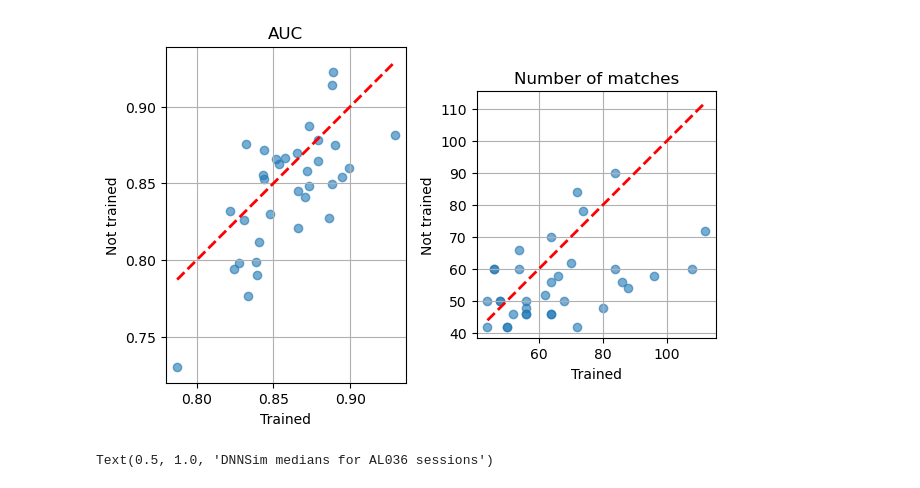
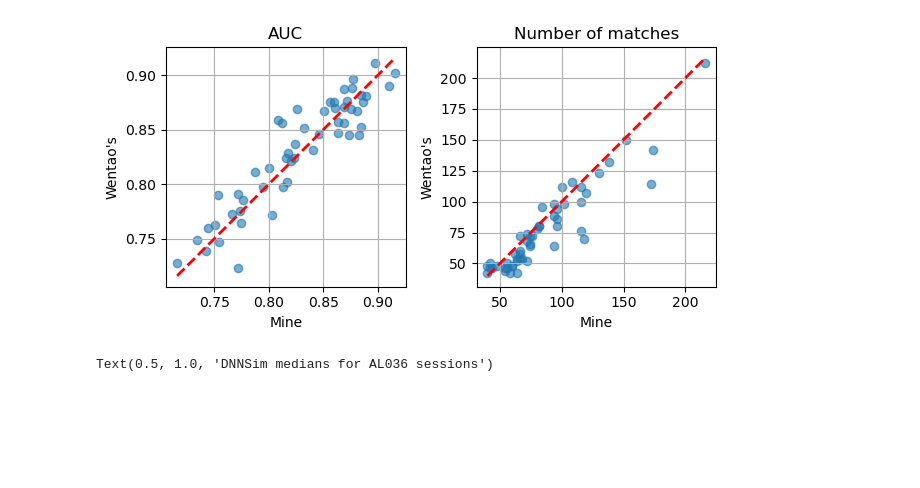
Before and after one commit to suyash144/DeepMatch, a Jupyter notebook: plotting/dnnvsum.ipynb, the cells around one changed output. Drawn from its saved outputs; the diff is of its cells as text; code cells hidden in the pictures; blank space fills up the shorter version.

```diff
--- a/plotting/dnnvsum.ipynb
+++ b/plotting/dnnvsum.ipynb
@@ -41,9 +41,9 @@ def dnn_vs_dnn(mt_path1:str, mt_path2:str):
 # %%
 test_data_root = os.path.join(os.path.dirname(os.path.dirname(os.getcwd())), "ALL_DATA")
 mt_path = os.path.join(test_data_root, "AL036", "19011116882", "3", "new_matchtable.csv")
-mt_pathalt = os.path.join(test_data_root, "AL036", "19011116882", "3", "new_matchtable_alt10.csv")
+mt_path_wentao = os.path.join(test_data_root, "AL036", "19011116882", "3", "wentao_model.csv")
 
-trained_auc, trained_n, untrained_auc, untrained_n = dnn_vs_dnn(mt_path, mt_pathalt)
+my_auc, my_n, wen_auc, wen_n = dnn_vs_dnn(mt_path, mt_path_wentao)
 # %% [output]
 no DNN matches found!
 no DNN matches found!
@@ -50,20 +61,20 @@ no DNN matches found!
 # %%
 fig = plt.figure()
 ax1 = fig.add_subplot(121, aspect='equal')
-ax1.scatter(dnn_auc18, dnn_auc10, alpha=0.6)
-ax1.plot([min(dnn_auc18), max(dnn_auc18)], [min(dnn_auc18), max(dnn_auc18)], 'r--', lw=2)
+ax1.scatter(my_auc, wen_auc, alpha=0.6)
+ax1.plot([min(my_auc), max(my_auc)], [min(my_auc), max(my_auc)], 'r--', lw=2)
 ax1.grid()
 ax1.set_yticks(np.linspace(0.75, 0.90, 4))
-ax1.set(title="AUC", xlabel="Trained", ylabel="Not trained")
+ax1.set(title="AUC", xlabel="Mine", ylabel="Wentao's")
 ax2 = fig.add_subplot(122, aspect='equal')
-ax2.scatter(numbers_d18, numbers_d10, alpha=0.6)
-ax2.plot([min(numbers_d18), max(numbers_d18)], [min(numbers_d18), max(numbers_d18)], 'r--', lw=2)
+ax2.scatter(my_n, wen_n, alpha=0.6)
+ax2.plot([min(my_n), max(my_n)], [min(my_n), max(my_n)], 'r--', lw=2)
 ax2.grid()
-ax2.set(title="Number of matches", xlabel="Trained", ylabel="Not trained")
+ax2.set(title="Number of matches", xlabel="Mine", ylabel="Wentao's")
 fig.tight_layout()
 plt.show()
 # %% [output]
-[figure, old version]
+[figure, new version]
 # %%
 sessions = mt["RecSes1"].unique()
 
```
Also changed, not shown: parts of 1 cell of this notebook, 2 other files.
